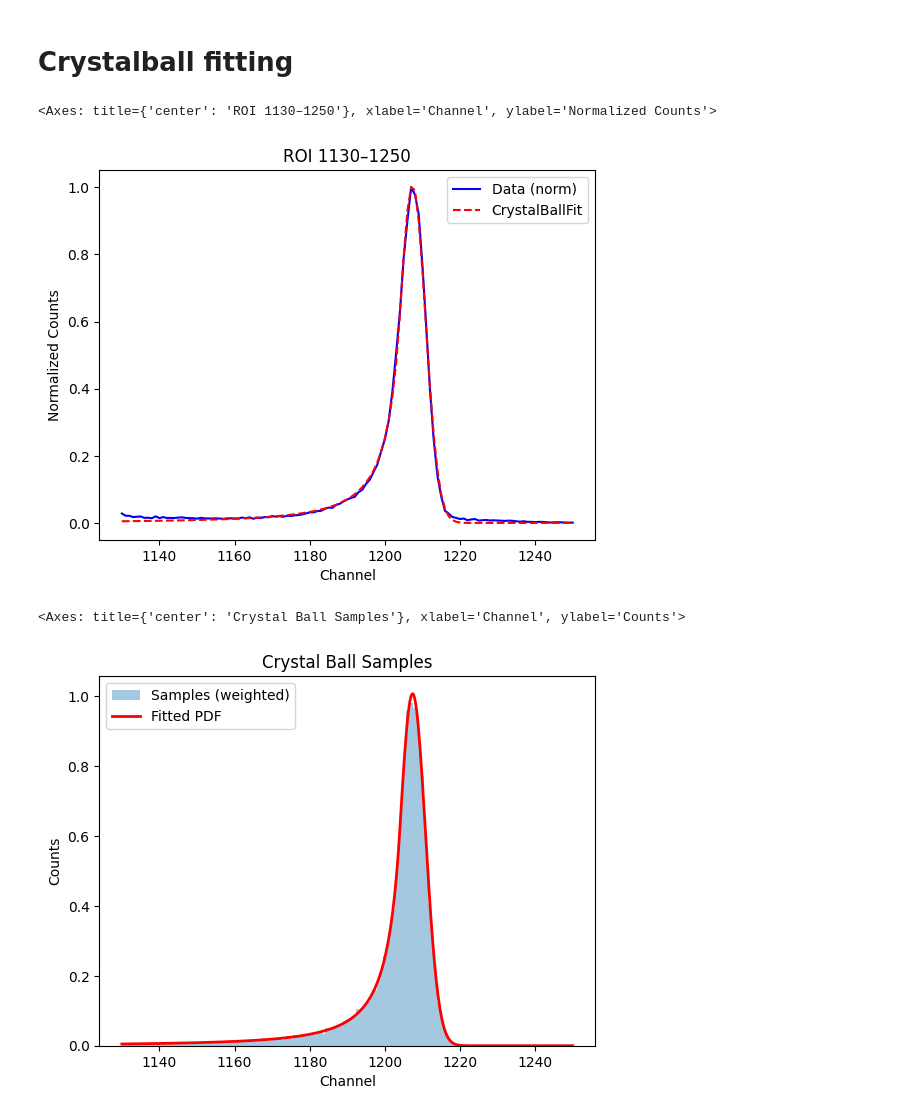
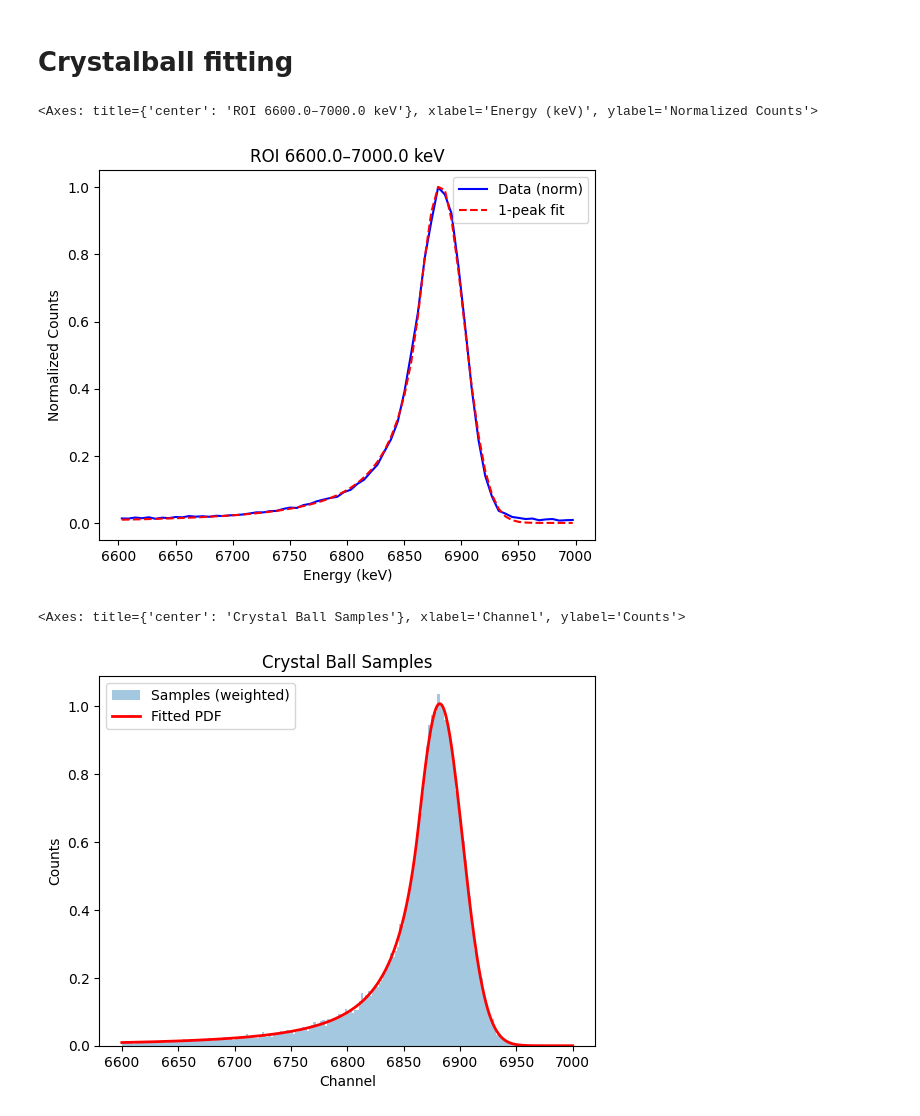
Before and after one commit to proscrite/RaTag, a Jupyter notebook: notebooks/energy_calibration.ipynb, the cells around one changed output. Cells and saved outputs as stored; diff of their text form; code cells hidden in the pictures.

```diff
--- a/notebooks/energy_calibration.ipynb
+++ b/notebooks/energy_calibration.ipynb
@@ -27,24 +26,26 @@ sc.plot_calibration()
 # %% [output]
 <Axes: title={'center': 'Energy Calibration'}, xlabel='Energy (keV)', ylabel='Channel'>
 [figure]
+# %%
+energies, counts = sc.get_energy_spectrum()
+df_energy = pd.DataFrame({'energy': energies, 'counts': counts})
 # %% [markdown]
 # Crystalball fitting
 # %%
 from RaTag.scripts.crystalball_fitter import CrystalBallFitter
 
-fitter = CrystalBallFitter(file_spectrum, cutdown=1130, cutup=1250)
-fitter.load()
+fitter = CrystalBallFitter(df_energy, cutdown=6600, cutup=7000)
 fitter.select_roi()
 res = fitter.fit()
 fig, ax = plt.subplots()
 fitter.plot_fit(ax)
 # %% [output]
-<Axes: title={'center': 'ROI 1130–1250'}, xlabel='Channel', ylabel='Normalized Counts'>
+<Axes: title={'center': 'ROI 6600.0–7000.0 keV'}, xlabel='Energy (keV)', ylabel='Normalized Counts'>
-[figure, old version]
+[figure, new version]
 # %%
 samples = fitter.generate_samples(50_000)
 fig, ax = plt.subplots()
 fitter.plot_samples(samples, ax)
 # %% [output]
 <Axes: title={'center': 'Crystal Ball Samples'}, xlabel='Channel', ylabel='Counts'>
-[figure, old version]
+[figure, new version]
```
Also changed, not shown: parts of 2 cells of this notebook, 4 other files.
